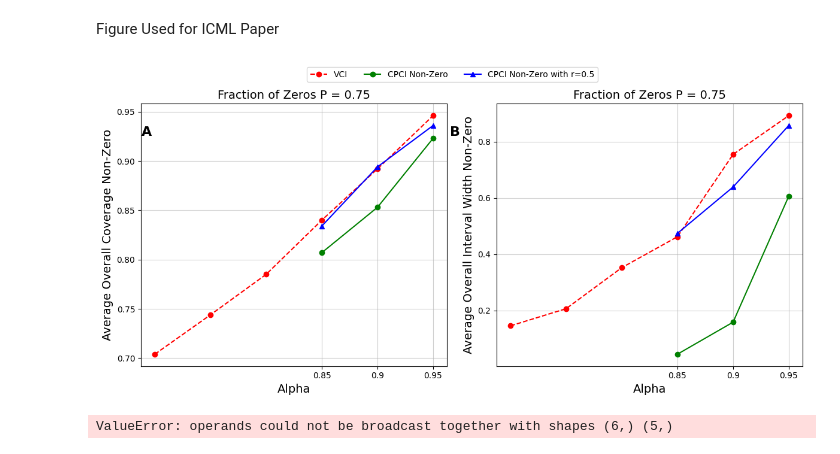
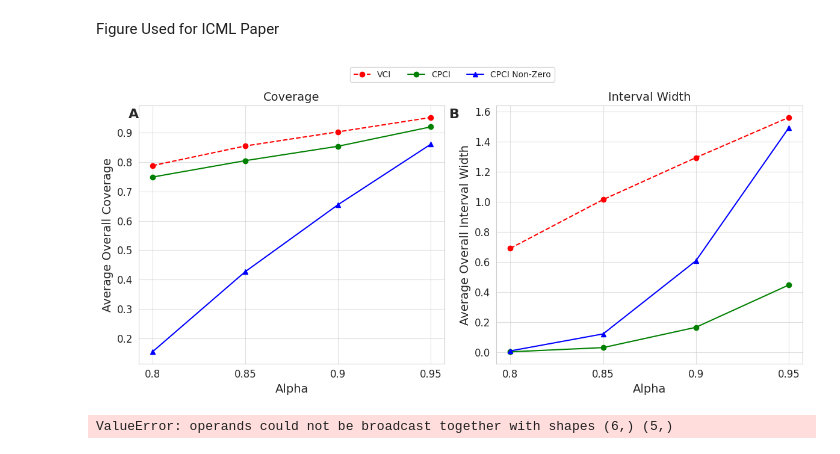
Before and after one commit to rdiazrincon/conformal_prediction_pd, a Jupyter notebook: conformal_pd_new.ipynb, the cells around one changed output. Drawn from its saved outputs; the diff is of its cells as text; code cells hidden in the pictures.

Commit message:
Add plots

```diff
--- a/conformal_pd_new.ipynb
+++ b/conformal_pd_new.ipynb
@@ -670,7 +785,7 @@ Average interval width for non-zeros: 1.490
 # %% [markdown]
 New Data for New implementation
 # %%
-conformal_metrics_neurips = {
+conformal_metrics_cpci_neurips = {
     "alpha": [0.8, 0.85, 0.9, 0.95],
     "coverage": [0.749, 0.805, 0.854, 0.920],
     "interval_width": [0.002, 0.030, 0.165, 0.446],
@@ -678,6 +793,15 @@ conformal_metrics_neurips = {
     "interval_width_non_zero": [0.008, 0.121, 0.607, 1.490],
     "method": "CPCI"
 }
+
+conformal_metrics_vci_neurips = {
+    "alpha": [0.8, 0.85, 0.9, 0.95],
+    "coverage": [0.788, 0.855, 0.903, 0.952],
+    "interval_width": [0.690, 1.014, 1.293, 1.560],
+    "coverage_non_zero": [0.315, 0.536, 0.708, 0.854],
+    "interval_width_non_zero": [0.690, 1.014, 1.293, 1.560],
+    "method": "VCI"
+}
 # %%
 conformal_metrics_last_v1 = {
     "alpha": [0.85, 0.9, 0.95],
@@ -871,51 +995,51 @@ Figure Used for ICML Paper
 fig, ax = plt.subplots(1, 2, figsize=(12, 6))
 
 # Define the custom x-ticks
-x_ticks = [0.85, 0.9, 0.95]
+x_ticks = [0.8, 0.85, 0.9, 0.95]
 
-ax[0].plot(conformal_metrics_vanilla["alpha"], conformal_metrics_vanilla["coverage"], marker='o', label='VCI', color='red', linestyle='--')
-ax[0].plot(conformal_metrics_last_v1_beta_tilde["alpha"], conformal_metrics_last_v1_beta_tilde["coverage"], marker='o', label='CPCI Non-Zero', color='green')
-ax[0].plot(conformal_metrics_last_v1_beta_tilde_r_05["alpha"], conformal_metrics_last_v1_beta_tilde_r_05["coverage"], marker='^', label='CPCI Non-Zero with r=0.5', color='blue')
+ax[0].plot(conformal_metrics_vci_neurips["alpha"], conformal_metrics_vci_neurips["coverage"], marker='o', label='VCI', color='red', linestyle='--')
+ax[0].plot(conformal_metrics_cpci_neurips["alpha"], conformal_metrics_cpci_neurips["coverage"], marker='o', label='CPCI', color='green')
+ax[0].plot(conformal_metrics_cpci_neurips["alpha"], conformal_metrics_cpci_neurips["coverage_non_zero"], marker='^', label='CPCI Non-Zero', color='blue')
 # ax[0].plot(conformal_metrics_non_zero_beta_tilde["alpha"], conformal_metrics_non_zero_beta_tilde["coverage"], marker='p', label='Non Zero', color='yellow')
 # ax[0].plot(conformal_metrics_non_zero_beta_tilde_r05["alpha"], conformal_metrics_non_zero_beta_tilde_r05["coverage"], marker='*', label='Non Zero with r=0.5', color='purple')
 
 # Add desired coverage line
 # ax[0].plot([0.85, 0.95], [0.85, 0.95], linestyle='--', color='red', label='Desired Coverage')
 
 ax[0].set_xticks(x_ticks)  # Set custom x-ticks
 ax[0].set_xticklabels(x_ticks)  # Set custom x-tick labels
 ax[0].set_xlabel('Alpha', fontsize=14)
-ax[0].set_ylabel('Average Overall Coverage Non-Zero', fontsize=14)
+ax[0].set_ylabel('Average Overall Coverage', fontsize=14)
 ax[0].grid(True, alpha=0.6)
-ax[0].set_title('Fraction of Zeros P = 0.75', fontsize=14)
+ax[0].set_title('Coverage', fontsize=14)
 
 # Interval Width line plot
-ax[1].plot(conformal_metrics_vanilla["alpha"], conformal_metrics_vanilla["interval_width"], marker='o', label='VCI', color='red', linestyle='--')
-ax[1].plot(conformal_metrics_last_v1_beta_tilde["alpha"], conformal_metrics_last_v1_beta_tilde["interval_width"], marker='o', label='CPCI Non-Zero', color='green')
-ax[1].plot(conformal_metrics_last_v1_beta_tilde_r_05["alpha"], conformal_metrics_last_v1_beta_tilde_r_05["interval_width"], marker='^', label='CPCI Non-Zero with r=0.5', color='blue')
+ax[1].plot(conformal_metrics_vci_neurips["alpha"], conformal_metrics_vci_neurips["interval_width"], marker='o', label='VCI', color='red', linestyle='--')
+ax[1].plot(conformal_metrics_cpci_neurips["alpha"], conformal_metrics_cpci_neurips["interval_width"], marker='o', label='CPCI', color='green')
+ax[1].plot(conformal_metrics_cpci_neurips["alpha"], conformal_metrics_cpci_neurips["interval_width_non_zero"], marker='^', label='CPCI Non-Zero', color='blue')
 # ax[1].plot(conformal_metrics_non_zero_beta_tilde["alpha"], conformal_metrics_non_zero_beta_tilde["interval_width"], marker='p', label='Non Zero', color='yellow')
 # ax[1].plot(conformal_metrics_non_zero_beta_tilde_r05["alpha"], conformal_metrics_non_zero_beta_tilde_r05["interval_width"], marker='*', label='Non Zero with r=0.5', color='purple')
 
 ax[1].set_xticks(x_ticks)  # Set custom x-ticks
 ax[1].set_xticklabels(x_ticks)  # Set custom x-tick labels
 ax[1].set_xlabel('Alpha', fontsize=14)
-ax[1].set_ylabel('Average Overall Interval Width Non-Zero', fontsize=14)
+ax[1].set_ylabel('Average Overall Interval Width', fontsize=14)
 ax[1].grid(True, alpha=0.6)
-ax[1].set_title('Fraction of Zeros P = 0.75', fontsize=14)
-ax[0].text(0.035, 0.915, 'A', transform=ax[0].transAxes,
+ax[1].set_title('Interval Width', fontsize=14)
+ax[0].text(0.0, 0.99, 'A', transform=ax[0].transAxes,
          fontsize=16, fontweight='bold', va='top', ha='right')
-ax[1].text(-0.120, 0.915, 'B', transform=ax[1].transAxes,
+ax[1].text(-0.120, 0.99, 'B', transform=ax[1].transAxes,
          fontsize=16, fontweight='bold', va='top', ha='right')
 
 # Adjust layout
 handles, labels = ax[0].get_legend_handles_labels()
 fig.legend(handles, labels, loc='upper center', ncol=6, fontsize=10, bbox_to_anchor=(0.5, 0.95), frameon=True)
 plt.tight_layout(rect=[0, 0, 1, 0.9])
 # fig.suptitle('Conformal Comparison', fontsize=14, weight='bold')
-# plt.savefig('comparison_nonzero.png', transparent=True, bbox_inches='tight')
+plt.savefig('new_conformal_metrics.png', transparent=True, bbox_inches='tight')
 plt.show()
 # %% [output]
-[figure, old version]
+[figure, new version]
 # %%
 width = 0.4  # Adjusted bar width
 x = np.arange(len(conformal_metrics_new["alpha"]))
```
Also changed, not shown: parts of 2 cells of this notebook.
